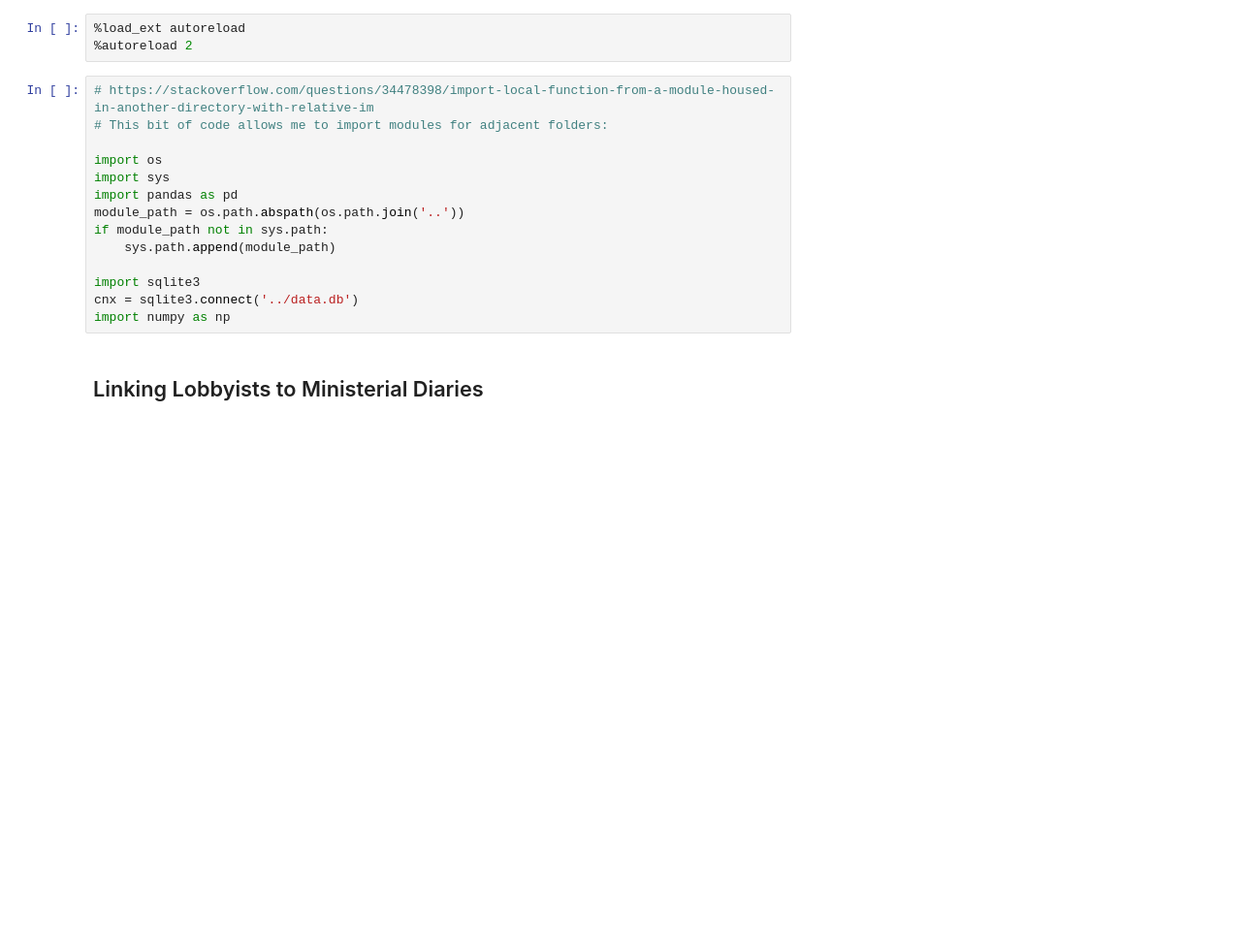
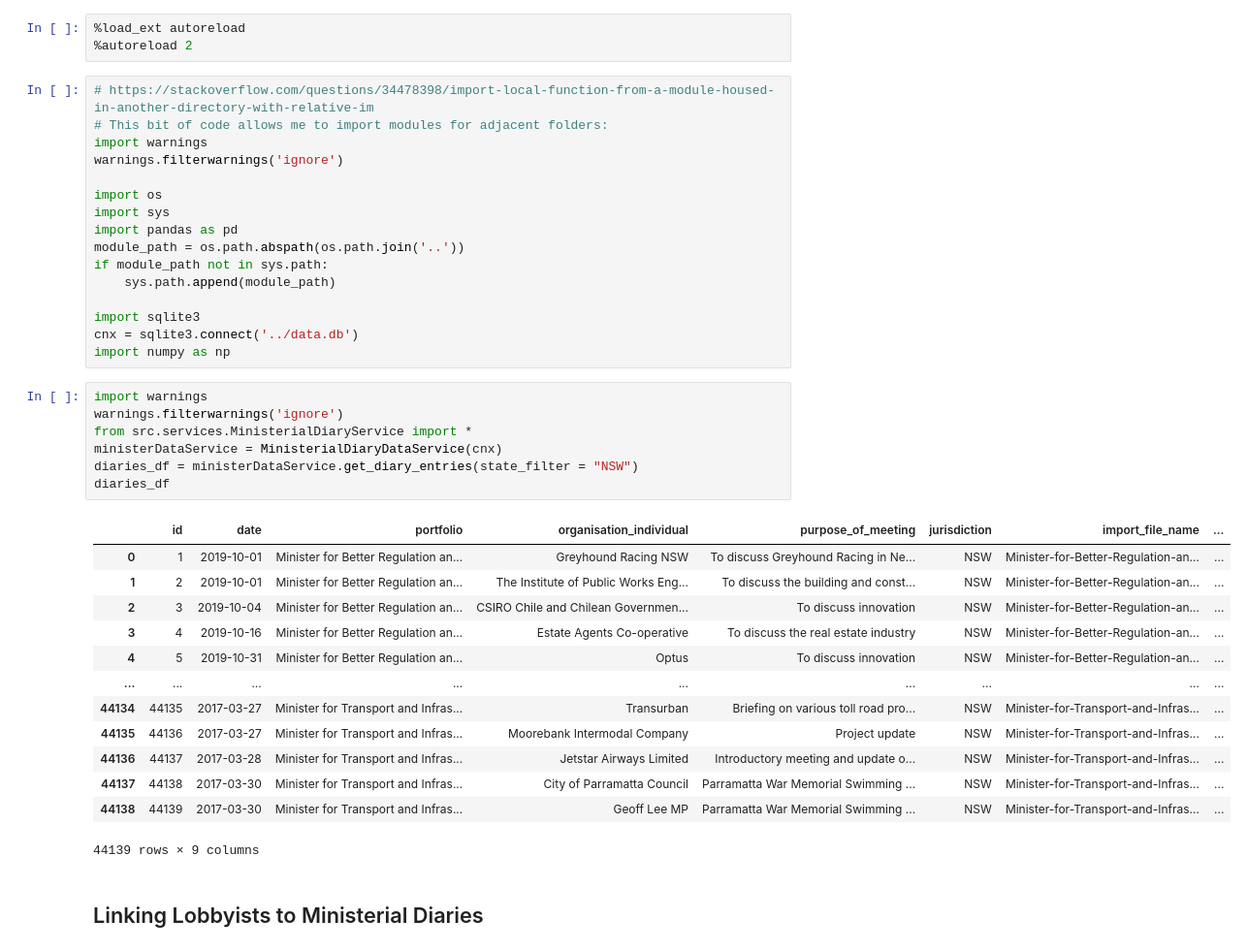
Before and after one commit to sjeruto/ARDC-Project, a Jupyter notebook: notebooks/mg_workbook.ipynb, the cells around one changed output. Shown: that part at 97% size. Saved outputs shown, nothing was run; the diff lists cells and outputs as text; blank space fills up the shorter version.

```diff
--- a/notebooks/mg_workbook.ipynb
+++ b/notebooks/mg_workbook.ipynb
@@ -4,6 +4,8 @@
 # %%
 # https://stackoverflow.com/questions/34478398/import-local-function-from-a-module-housed-in-another-directory-with-relative-im
 # This bit of code allows me to import modules for adjacent folders:
+import warnings
+warnings.filterwarnings('ignore')
 
 import os
 import sys
@@ -15,6 +17,27 @@ if module_path not in sys.path:
 import sqlite3
 cnx = sqlite3.connect('../data.db')
 import numpy as np
+# %%
+import warnings
+warnings.filterwarnings('ignore')
+from src.services.MinisterialDiaryService import *
+ministerDataService = MinisterialDiaryDataService(cnx)
+diaries_df = ministerDataService.get_diary_entries(state_filter = "NSW")
+diaries_df
+# %% [output]
+|  | id | date | portfolio | organisation_individual | purpose_of_meeting | jurisdiction | import_file_name | ... |
+| 0 | 1 | 2019-10-01 | Minister for Better Regulation an... | Greyhound Racing NSW | To discuss Greyhound Racing in Ne... | NSW | Minister-for-Better-Regulation-an... | ... |
+| 1 | 2 | 2019-10-01 | Minister for Better Regulation an... | The Institute of Public Works Eng... | To discuss the building and const... | NSW | Minister-for-Better-Regulation-an... | ... |
+| 2 | 3 | 2019-10-04 | Minister for Better Regulation an... | CSIRO Chile and Chilean Governmen... | To discuss innovation | NSW | Minister-for-Better-Regulation-an... | ... |
+| 3 | 4 | 2019-10-16 | Minister for Better Regulation an... | Estate Agents Co-operative | To discuss the real estate industry | NSW | Minister-for-Better-Regulation-an... | ... |
+| 4 | 5 | 2019-10-31 | Minister for Better Regulation an... | Optus | To discuss innovation | NSW | Minister-for-Better-Regulation-an... | ... |
+| ... | ... | ... | ... | ... | ... | ... | ... | ... |
+| 44134 | 44135 | 2017-03-27 | Minister for Transport and Infras... | Transurban | Briefing on various toll road pro... | NSW | Minister-for-Transport-and-Infras... | ... |
+| 44135 | 44136 | 2017-03-27 | Minister for Transport and Infras... | Moorebank Intermodal Company | Project update | NSW | Minister-for-Transport-and-Infras... | ... |
+| 44136 | 44137 | 2017-03-28 | Minister for Transport and Infras... | Jetstar Airways Limited | Introductory meeting and update o... | NSW | Minister-for-Transport-and-Infras... | ... |
+| 44137 | 44138 | 2017-03-30 | Minister for Transport and Infras... | City of Parramatta Council | Parramatta War Memorial Swimming ... | NSW | Minister-for-Transport-and-Infras... | ... |
+| 44138 | 44139 | 2017-03-30 | Minister for Transport and Infras... | Geoff Lee MP | Parramatta War Memorial Swimming ... | NSW | Minister-for-Transport-and-Infras... | ... |
+44139 rows × 9 columns
 # %% [markdown]
 ## Linking Lobbyists to Ministerial Diaries
 # %%
```
Also changed, not shown: parts of 1 cell of this notebook, 4 other files.
